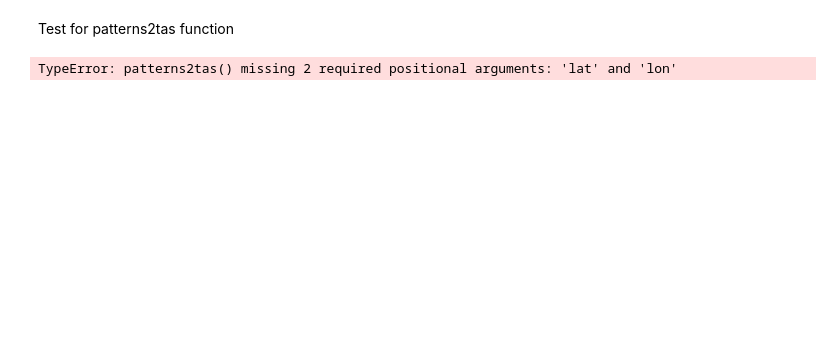
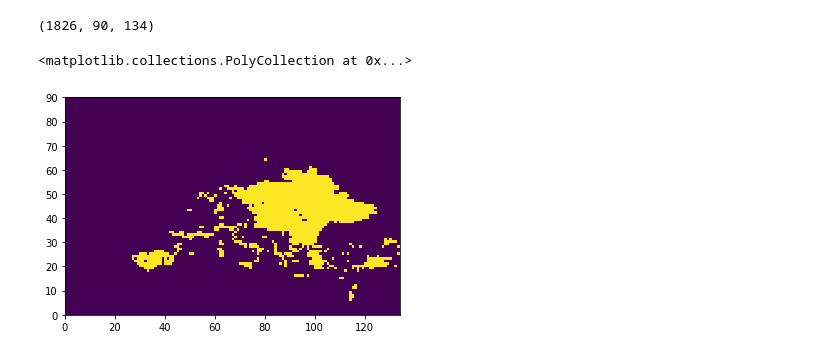
Before and after one commit to Aq0amancer/CLIMRISK, a Jupyter notebook: Heatmort/Explore.ipynb, the cells around one changed output. Drawn from its saved outputs; the diff is of its cells as text; code cells hidden in the pictures; blank space fills up the shorter version.

```diff
--- a/Heatmort/Explore.ipynb
+++ b/Heatmort/Explore.ipynb
@@ -351,18 +11,0 @@ ValueError: conflicting sizes for dimension 'time': length 60 on 'time' and leng
-# %% [markdown]
-Test for patterns2tas function
-# %%
-date='20110101-20151231'
-daily_climrisk_tas=np.zeros((1826,90,134))
-tas_percentile=50
-climrisk_tas = scipy.io.loadmat('CLIMRISK_RCP2.6_SSP1_IIASA_50pctl_50climsens.mat')['TEMPERATURES_FINAL'] # Load CLIMRISK annual temperatures
-patterns_full_path=date + '_tas_patterns.nc'
-patterns_dataset = xr.open_dataset(patterns_full_path)
-count=0
-daily_climrisk_tas=patterns2tas(patterns_dataset,date,climrisk_tas,tas_percentile)
-#for lat in range(90): #90
-#    for lon in range(134): #134
-#        daily_climrisk_tas[:,lat,lon]=patterns2tas(patterns_dataset,date,climrisk_tas,tas_percentile,lat,lon)
-#        count+=1
-#        print(str(round(count*100/(90*134),2)) + '% complete')
-# %% [output]
-TypeError: patterns2tas() missing 2 required positional arguments: 'lat' and 'lon'
@@ -368,0 +38,10 @@ TypeError: patterns2tas() missing 2 required positional arguments: 'lat' and 'lo
+# %%
+at_boolean=np.greater(AT,h) # is the temperature abovep
+print(at_boolean.shape)
+# %% [output]
+(1826, 90, 134)
+# %%
+plt.pcolor(at_boolean[200,:,:])
+# %% [output]
+<matplotlib.collections.PolyCollection at 0x...>
+[figure, added]
```
Also changed, not shown: parts of 28 cells of this notebook, 4 other files.
